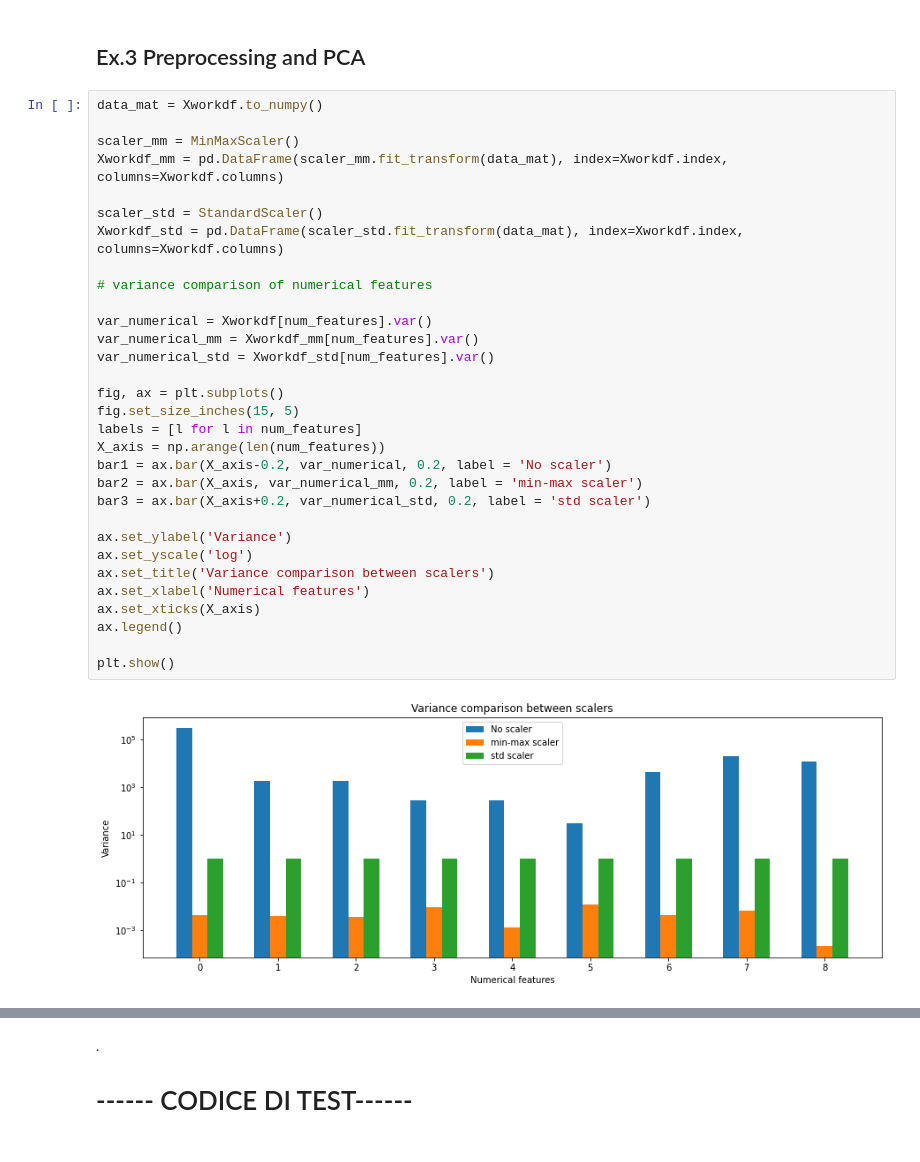
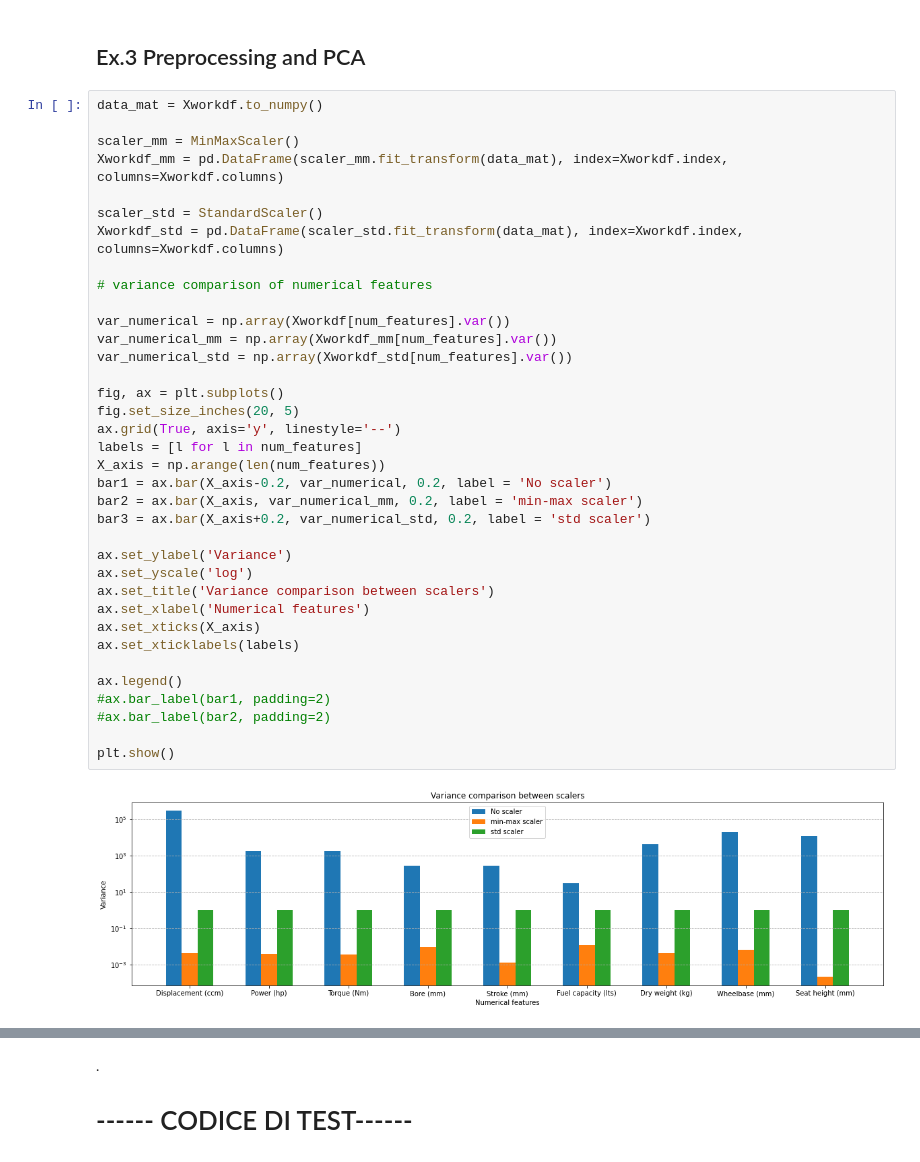
Before and after one commit to giulionenna/GrassiNenna_HWpca, a Jupyter notebook: GrassiNenna_HWpca.ipynb, the cells around one changed output, grey strips where cells are left out. Drawn from its saved outputs; the diff is of its cells as text.

Commit message:
finito plot sulla varianza, da commentare

```diff
--- a/GrassiNenna_HWpca.ipynb
+++ b/GrassiNenna_HWpca.ipynb
@@ -226,33 +226,38 @@ Xworkdf = workdf_encoded.iloc[:, 5:]
 # %%
 data_mat = Xworkdf.to_numpy()
 
 scaler_mm = MinMaxScaler()
 Xworkdf_mm = pd.DataFrame(scaler_mm.fit_transform(data_mat), index=Xworkdf.index, columns=Xworkdf.columns)
 
 scaler_std = StandardScaler()
 Xworkdf_std = pd.DataFrame(scaler_std.fit_transform(data_mat), index=Xworkdf.index, columns=Xworkdf.columns)
 
 # variance comparison of numerical features
 
-var_numerical = Xworkdf[num_features].var()
-var_numerical_mm = Xworkdf_mm[num_features].var()
-var_numerical_std = Xworkdf_std[num_features].var()
+var_numerical = np.array(Xworkdf[num_features].var())
+var_numerical_mm = np.array(Xworkdf_mm[num_features].var())
+var_numerical_std = np.array(Xworkdf_std[num_features].var())
 
 fig, ax = plt.subplots()
-fig.set_size_inches(15, 5)
+fig.set_size_inches(20, 5)
+ax.grid(True, axis='y', linestyle='--')
 labels = [l for l in num_features]
 X_axis = np.arange(len(num_features))
 bar1 = ax.bar(X_axis-0.2, var_numerical, 0.2, label = 'No scaler')
 bar2 = ax.bar(X_axis, var_numerical_mm, 0.2, label = 'min-max scaler')
 bar3 = ax.bar(X_axis+0.2, var_numerical_std, 0.2, label = 'std scaler')
 
 ax.set_ylabel('Variance')
 ax.set_yscale('log')
 ax.set_title('Variance comparison between scalers')
 ax.set_xlabel('Numerical features')
 ax.set_xticks(X_axis)
+ax.set_xticklabels(labels)
+
 ax.legend()
+#ax.bar_label(bar1, padding=2)
+#ax.bar_label(bar2, padding=2)
 
 plt.show()
 # %% [output]
-[figure, old version]
+[figure, new version]
```
Also changed, not shown: parts of 2 cells of this notebook.
